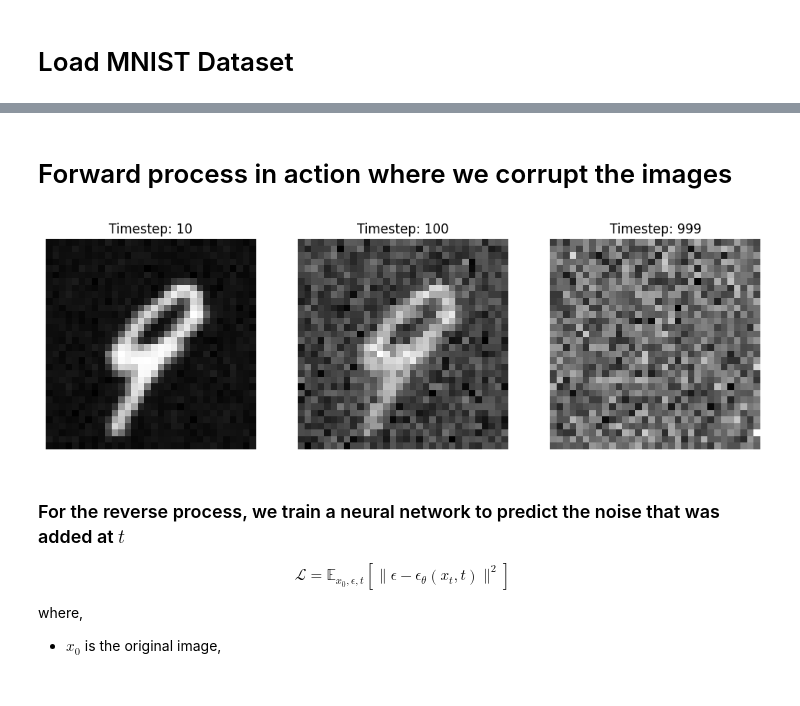
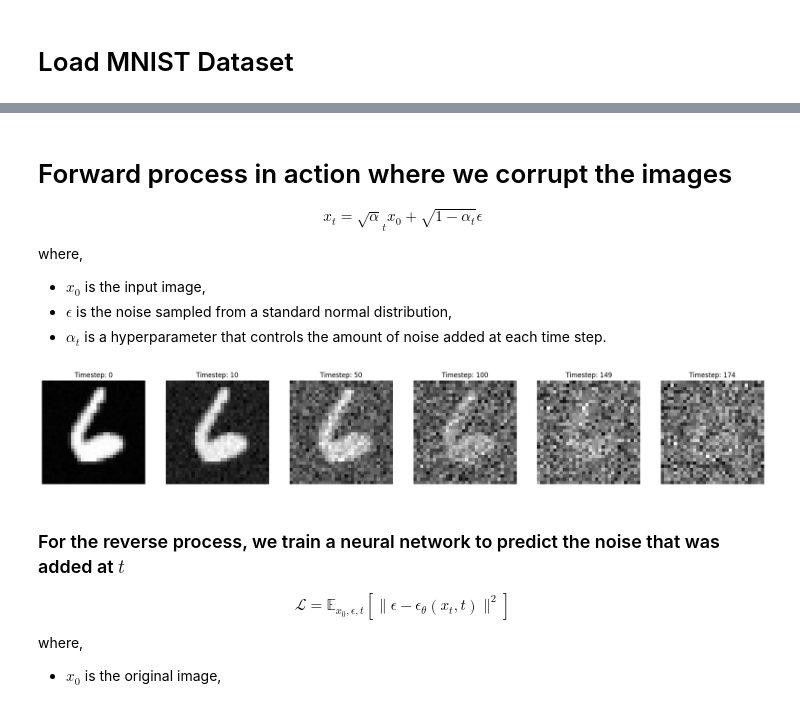
Before and after one commit to aabs7/Robot-Learning, a Jupyter notebook: diffusion.ipynb, the cells around one changed output, grey strips where cells are left out. Cells and saved outputs as stored; diff of their text form; code cells hidden in the pictures.

```diff
--- a/diffusion.ipynb
+++ b/diffusion.ipynb
@@ -62,45 +62,55 @@ test_dataloader = DataLoader(test_data,
                              shuffle=False,
                              drop_last=True)
 # %%
-# Say we want 1000 diffusion steps
-T = 1000
+# Say we want 100 diffusion steps
+T = 175
 # Create a beta schedule that goes from 1e-4 to 0.02
-betas = torch.linspace(1e-4, 0.02, T)
+betas = torch.linspace(1e-4, 0.02, T).to(device)
 alphas = 1. - betas
 alpha_hat = torch.cumprod(alphas, dim=0) # cumulative product
 
 def q_sample(x_0, t, noise=None):
     """
     Forward diffusion (adding noise) step
-    x0: original image [batch, 1, 28, 28]
+    x0: original image [batch, 1, 32, 32]
     t: timestep [batch]
     """
+    device = x_0.device
     if noise is None:
-        noise = torch.randn_like(x_0)
-    sqrt_alpha_hat = torch.sqrt(alpha_hat[t])[:, None, None, None]
-    sqrt_one_minus_alpha_hat = torch.sqrt(1 - alpha_hat[t])[:, None, None, None]
+        noise = torch.randn_like(x_0, device=device)
+    alpha_hat_t = alpha_hat[t].to(device)  # [batch]
+    sqrt_alpha_hat = torch.sqrt(alpha_hat_t)[:, None, None, None]
+    sqrt_one_minus_alpha_hat = torch.sqrt(1 - alpha_hat_t)[:, None, None, None]
     return sqrt_alpha_hat * x_0 + sqrt_one_minus_alpha_hat * noise
 # %% [markdown]
 # Forward process in action where we corrupt the images
+
+$$
+x_t = \sqrt \alpha_t x_0 + \sqrt{1 - \alpha_t} \epsilon
+$$
+
+where,
+- $x_0$ is the input image,
+- $\epsilon$ is the noise sampled from a standard normal distribution,
+- $\alpha_t$ is a hyperparameter that controls the amount of noise added at each time step.
 # %%
 # when t is small, x_t is similar to x_0
 # when t is large, x_t is similar to random noise
-
 images = next(iter(training_dataloader))[0] # get images
-timesteps = [10, 100, 999]
+timesteps = [0, 10, 50, 100, 149, 174]
 noisy_images = []
 for timestep in timesteps:
     t = torch.full((images.shape[0], ), timestep, dtype=torch.long)
     noisy_images.append(q_sample(images, t)) # get noisy images at timestep
 
 # plot noisy images
-fig, axes = plt.subplots(1, 3, figsize=(12, 4))
+fig, axes = plt.subplots(1, len(timesteps), figsize=(4 * len(timesteps), 4))
 for t, ax, noisy_images in zip(timesteps, axes.ravel(), noisy_images):
     ax.imshow(noisy_images[63].squeeze(), cmap='gray') # plot last (63) image of the batch
     ax.axis('off')
     ax.set_title(f'Timestep: {t}')
 # %% [output]
-[figure, old version]
+[figure, new version]
 # %% [markdown]
 ### For the reverse process, we train a neural network to predict the noise that was added at $t$
 
```
Also changed, not shown: parts of 8 cells of this notebook.
